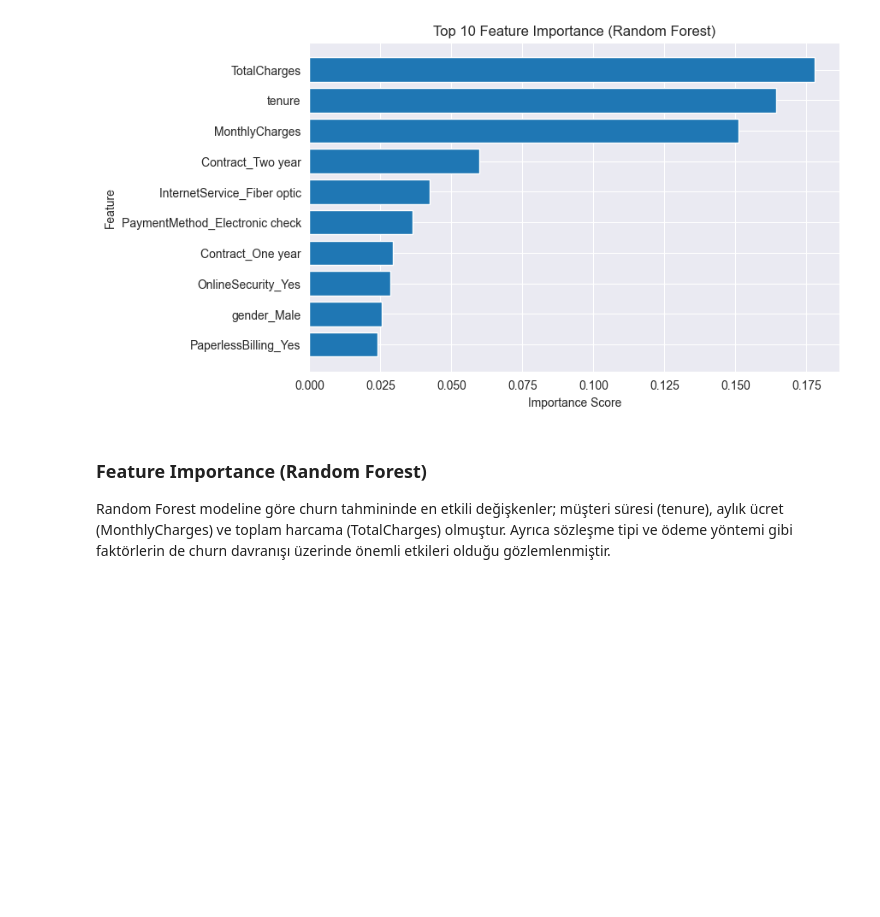
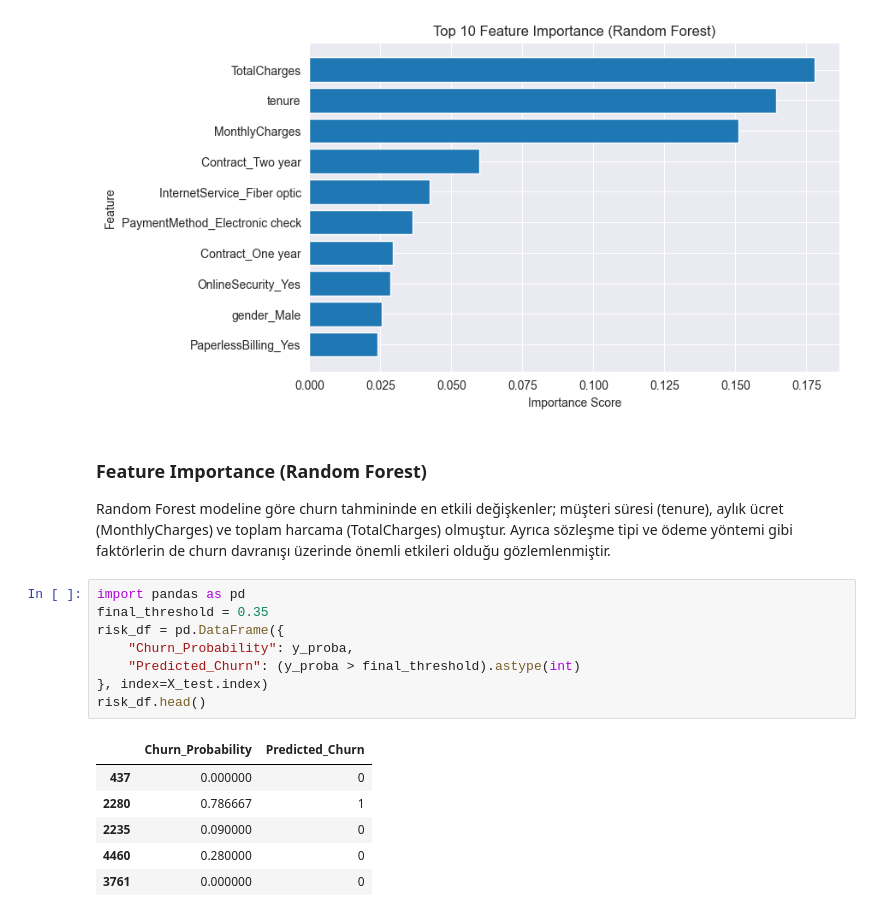
Before and after one commit to berfinerk/telco-customer-churn-analysis, a Jupyter notebook: notebooks/03_random_forest.ipynb, the cells around one changed output. Drawn from its saved outputs; the diff is of its cells as text; blank space fills up the shorter version.

```diff
--- a/notebooks/03_random_forest.ipynb
+++ b/notebooks/03_random_forest.ipynb
@@ -174,3 +174,18 @@ plt.show()
 Random Forest modeline göre churn tahmininde en etkili değişkenler;
 müşteri süresi (tenure), aylık ücret (MonthlyCharges) ve toplam harcama (TotalCharges) olmuştur.
 Ayrıca sözleşme tipi ve ödeme yöntemi gibi faktörlerin de churn davranışı üzerinde önemli etkileri olduğu gözlemlenmiştir.
+# %%
+import pandas as pd
+final_threshold = 0.35
+risk_df = pd.DataFrame({
+    "Churn_Probability": y_proba,
+    "Predicted_Churn": (y_proba > final_threshold).astype(int)
+}, index=X_test.index)
+risk_df.head()
+# %% [output]
+|  | Churn_Probability | Predicted_Churn |
+| 437 | 0.000000 | 0 |
+| 2280 | 0.786667 | 1 |
+| 2235 | 0.090000 | 0 |
+| 4460 | 0.280000 | 0 |
+| 3761 | 0.000000 | 0 |
```
Also changed, not shown: parts of 3 cells of this notebook.
